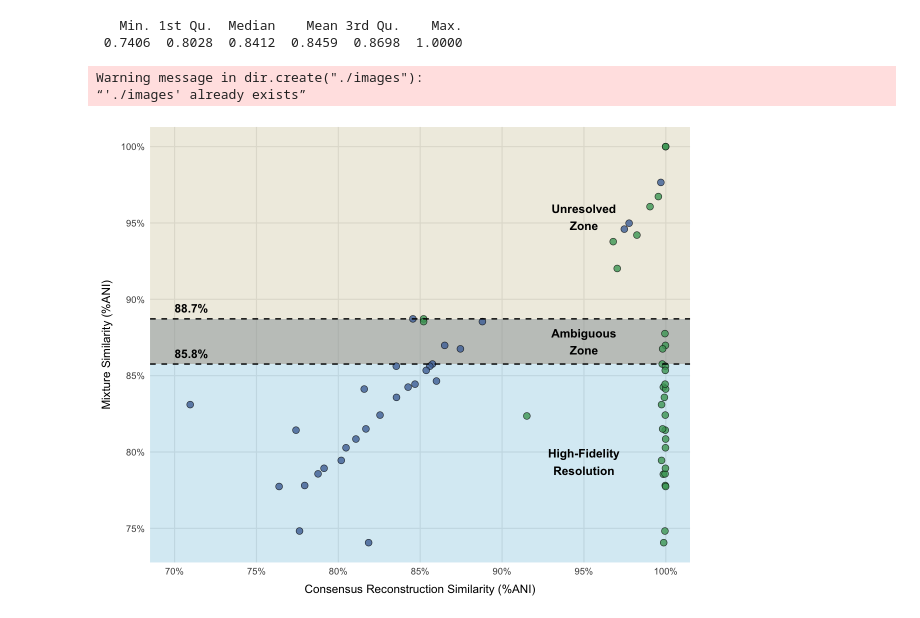
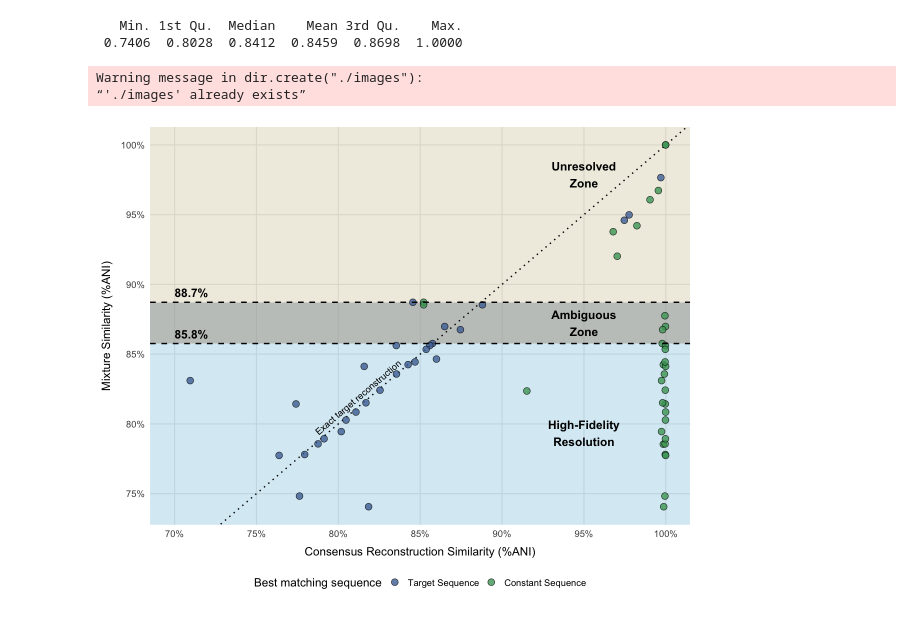
Before and after one commit to Joon-Klaps/nf-core-viralmetagenome-manuscript, a Jupyter notebook: analysis/benchmarking/S2_mixture_resolving/04_sample_seperation.ipynb, the cells around one changed output. Cells and saved outputs as stored; diff of their text form; code cells hidden in the pictures.

```diff
--- a/analysis/benchmarking/S2_mixture_resolving/04_sample_seperation.ipynb
+++ b/analysis/benchmarking/S2_mixture_resolving/04_sample_seperation.ipynb
@@ -126,6 +116,7 @@ p <- ggplot(selection, aes(x = comparable_sites/alignment_length, y = semi_fiden
              fill = "#7F6E85", alpha = 0.3) +
     annotate("rect", xmin = -Inf, xmax = Inf, ymin = threshold2, ymax = Inf,
              fill = "#CCC197", alpha = 0.3) +
+    geom_textabline(linetype = "dotted", slope = 1, intercept = 0, color = "black", linewidth = 0.8, label ="Exact target reconstruction", hjust = 0.3, vjust=-0.2 ) +
     geom_point(size = 3.5, alpha = 0.8, shape = 21, color = "black") +
     geom_hline(yintercept = threshold1, linetype = "dashed", color = "black", linewidth = 0.8) +
     geom_hline(yintercept = threshold2, linetype = "dashed", color = "black", linewidth = 0.8) +
@@ -138,38 +129,38 @@ p <- ggplot(selection, aes(x = comparable_sites/alignment_length, y = semi_fiden
              label = sprintf("%.1f%%", threshold2 * 100),
              color = "black" , fontface = "bold", size = 5, hjust = 0) +
     # Zone labels
-    annotate("text", x = 0.95, y =(threshold2 + 1.05) / 2,
+    annotate("text", x = 0.95, y =(threshold2 + 1.10) / 2,
              label = "Unresolved\nZone", fontface = "bold", size = 5, color = "black") +
     annotate("text", x = 0.95, y = (threshold1 + threshold2) / 2,
              label = "Ambiguous\nZone", fontface = "bold", size = 5, color = "black") +
     annotate("text", x = 0.95, y =  (0.70 + threshold1) / 2,
              label = "High-Fidelity\nResolution", fontface = "bold", size = 5, color = "black") +
     # Scales
-    scale_fill_manual(values=c("#4C72A5","#48A365")) +
+    scale_fill_manual(values=c("#4C72A5","#48A365"), labels =c("Target Sequence", "Constant Sequence")) +
     scale_x_continuous(labels = scales::percent_format(accuracy = 1),
                        breaks = scales::pretty_breaks(n = 6)) +
     scale_y_continuous(labels = scales::percent_format(accuracy = 1),
                        breaks = scales::pretty_breaks(n = 6)) +
     labs(x = "Consensus Reconstruction Similarity (%ANI)",
          y = "Mixture Similarity (%ANI)",
-         fill = "Target Sequence"
+         fill = "Best matching sequence"
         ) +
     theme_minimal(base_size = 14) +
     theme(
         axis.title.x = element_text(margin = margin(t = 10)),
         axis.title.y = element_text(margin = margin(r = 10)),
         panel.grid.minor = element_blank(),
         panel.background = element_blank(),
         plot.background = element_blank(),
-        legend.position = "none",
+        legend.position = "bottom",
         plot.title = element_text(hjust = 0.5, face = "bold")
     )
 
 p
 dir.create("./images")
 ggsave("./images/reference_impact_zones.png", plot = p, width = 10, height = 8, dpi = 300)
 ggsave("../../../Fig/supplfig1.png", plot = p, width = 10, height = 8, dpi = 300)
 # %% [output]
 Warning message in dir.create("./images"):
 “'./images' already exists”
-[figure, old version]
+[figure, new version]
```
Also changed, not shown: parts of 2 cells of this notebook, 8 other files.
